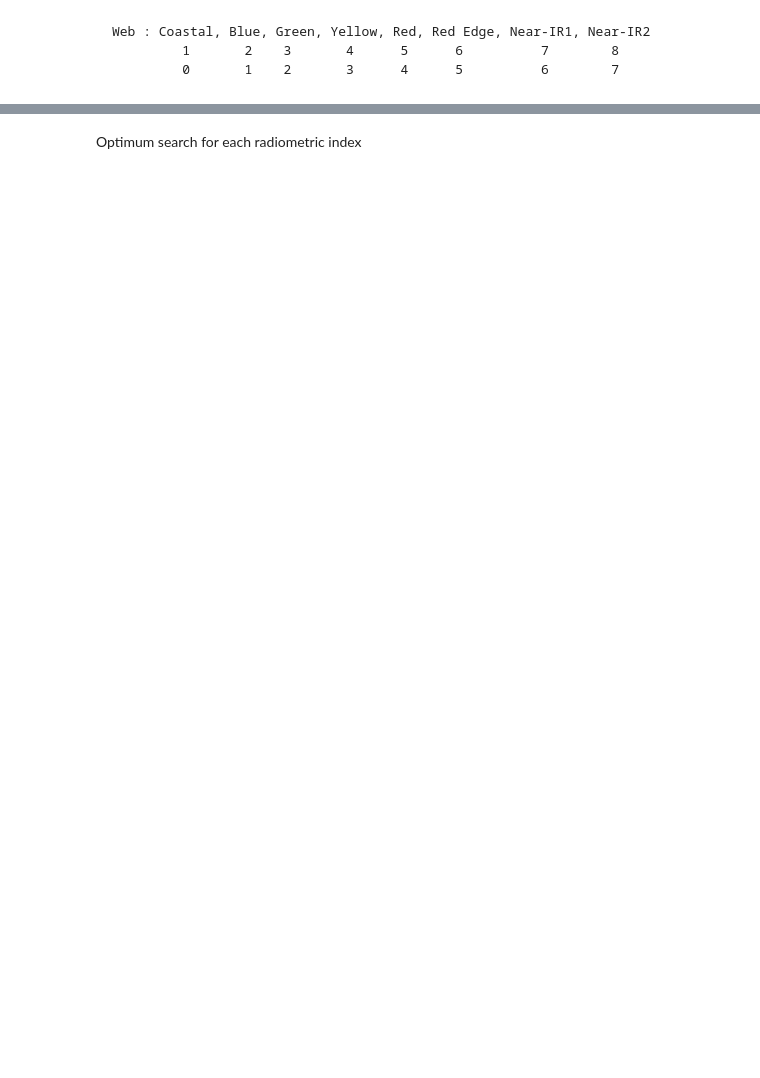
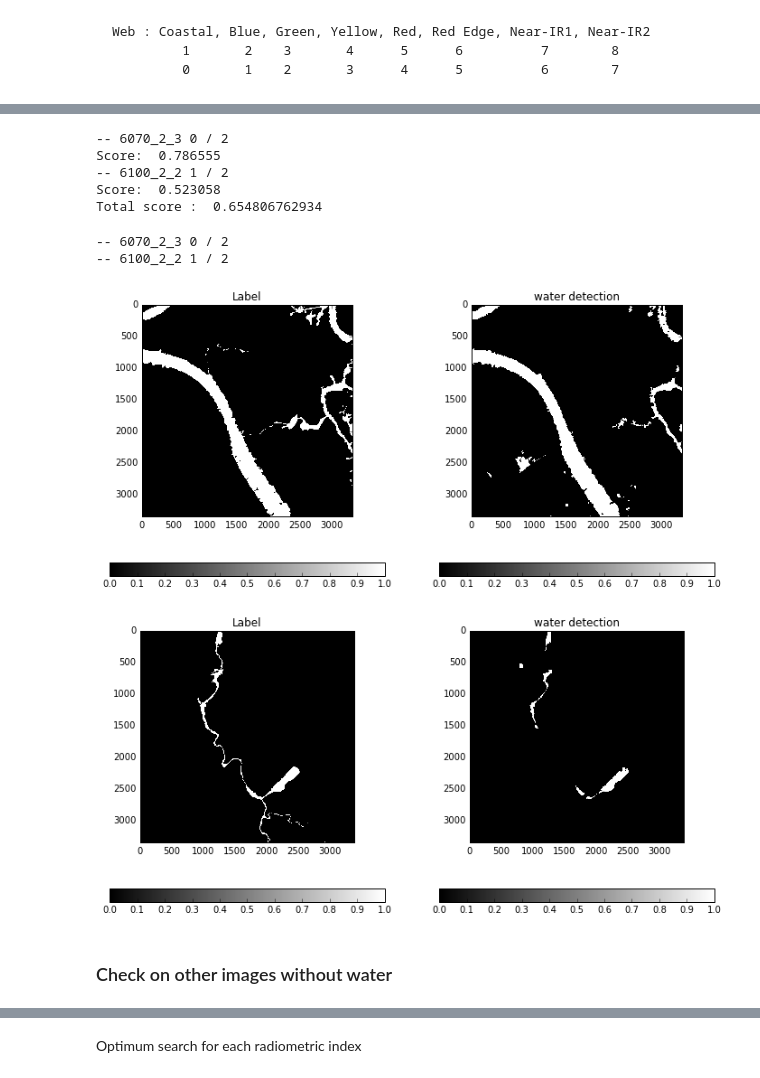
Before and after one commit to vfdev-5/DSTL_FD, a Jupyter notebook: notebooks/image_processing_water_detection.ipynb, the cells around one changed output, grey strips where cells are left out. Drawn from its saved outputs; the diff is of its cells as text; code cells hidden in the pictures; blank space fills up the shorter version.

Commit message:
* Water detections

```diff
--- a/notebooks/image_processing_water_detection.ipynb
+++ b/notebooks/image_processing_water_detection.ipynb
@@ -66,0 +76,8 @@ user_channels_dict = {
+# %%
+channels = ['ndwi2', 'ndpi', 'mndwi']
+
+def compute_normalized_band_product(img):
+    band_prod = normalize(img[:,:,0])
+    for i in range(img.shape[2]):
+        band_prod *= normalize(img[:,:,i])
+    return band_prod[:,:,None]
@@ -66,0 +111,50 @@ user_channels_dict = {
+# %%
+params = {
+    0: (0.0, 9999, 55, 5),
+    1: (-0.246875, 0.0, 55, 5),
+    2: (0.13005078, 9999, 55, 5),
+    3: (0.0331875, 1.0, 55, 5)
+}
+
+def water_detector(rad_indcs_img):
+    sum_img = binarize(rad_indcs_img[:,:,0], *params[0])
+    for i in range(rad_indcs_img.shape[2]-1):
+        sum_img += binarize(rad_indcs_img[:,:,i+1], *params[i+1])
+    result = (sum_img > 0.55 * rad_indcs_img.shape[2]).astype(np.uint8)
+    return result
+# %%
+total_score = 0
+for i, image_id in enumerate(water_train):
+    print "--", image_id, i, "/", len(water_train)
+    y_true = y_true_list[i]
+    bin_img = water_detector(rad_indcs_imgs[i])
+    h, w = get_common_size(y_true, bin_img)
+    s = score(y_true[:h,:w], bin_img[:h,:w])
+    print "Score: ",s
+    total_score += s
+total_score /= len(water_train)
+print "Total score : ", total_score
+# %% [output]
+-- 6070_2_3 0 / 2
+Score:  0.786555
+-- 6100_2_2 1 / 2
+Score:  0.523058
+Total score :  0.654806762934
+# %%
+for i, image_id in enumerate(water_train):
+    print "--", image_id, i, "/", len(water_train)
+    plt_st(12,6)
+    plt.subplot(121)
+    display_img_1b(y_true_list[i], clim=[0, 1])
+    plt.title("Label")
+    plt.subplot(122)
+    plt.title("water detection")
+    bin_img = water_detector(rad_indcs_imgs[i])
+    display_img_1b(bin_img)
+# %% [output]
+-- 6070_2_3 0 / 2
+-- 6100_2_2 1 / 2
+[figure, added]
+[figure, added]
+# %% [markdown]
+### Check on other images without water
```
Also changed, not shown: parts of 32 cells of this notebook, 6 other files.
